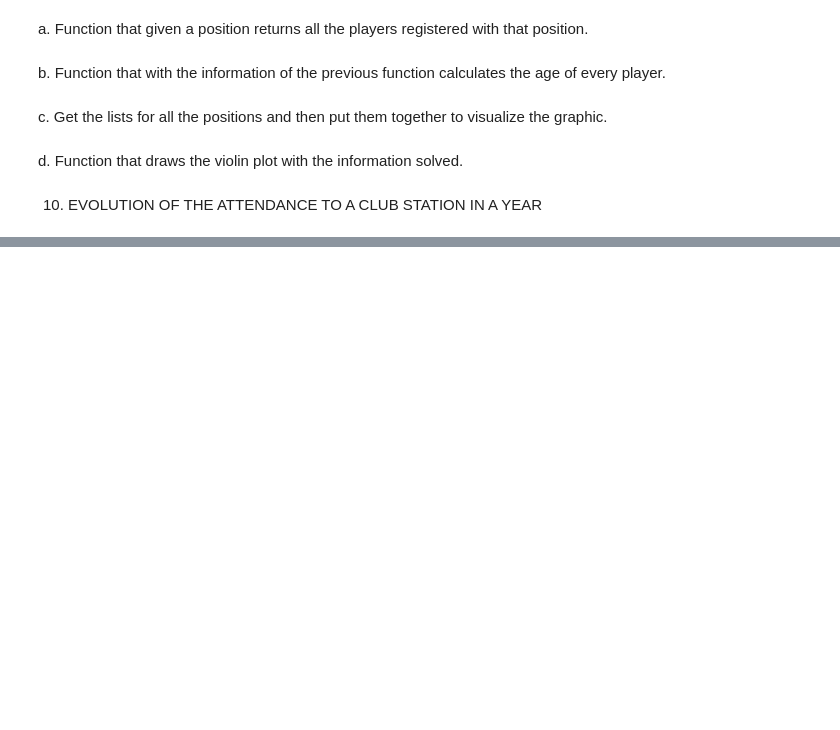
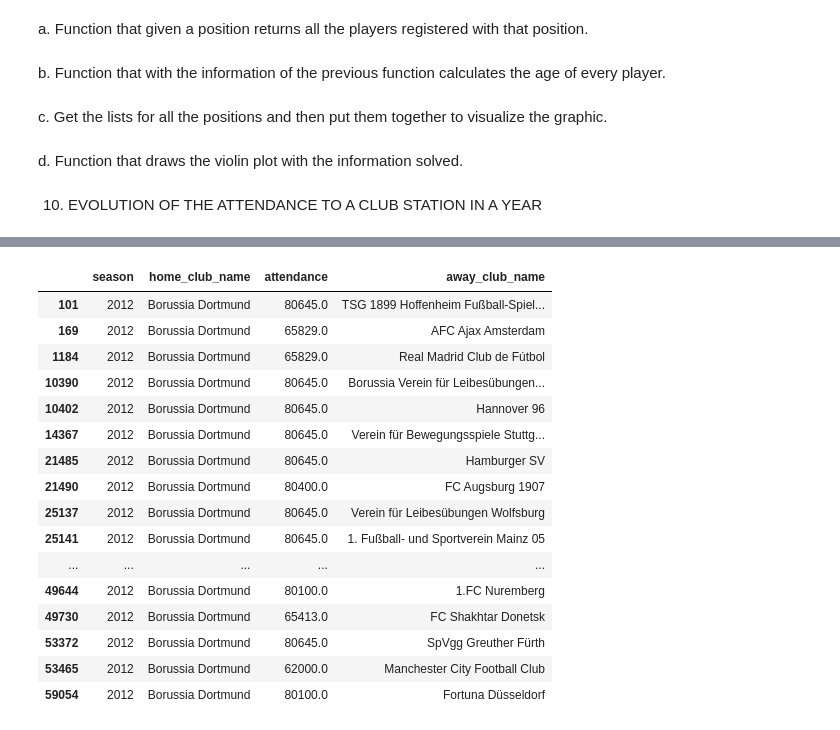
Before and after one commit to JavierBlancoGonzalez/Erasmus-IUM-6--Data_Analytics, a Jupyter notebook: solution/Data_Analytic.ipynb, the cells around one changed output, grey strips where cells are left out. Saved outputs shown, nothing was run; the diff lists cells and outputs as text; code cells hidden in the pictures; blank space fills up the shorter version.

```diff
--- a/solution/Data_Analytic.ipynb
+++ b/solution/Data_Analytic.ipynb
@@ -983,0 +957,21 @@ GraphAttendance(data, season, team_name)
+# %%
+games_df2 = games_df1[(games_df1['season'] == 2012) & (games_df1['home_club_name'] == 'Borussia Dortmund')]
+games_df2
+# %% [output]
+|  | season | home_club_name | attendance | away_club_name |
+| 101 | 2012 | Borussia Dortmund | 80645.0 | TSG 1899 Hoffenheim Fußball-Spiel... |
+| 169 | 2012 | Borussia Dortmund | 65829.0 | AFC Ajax Amsterdam |
+| 1184 | 2012 | Borussia Dortmund | 65829.0 | Real Madrid Club de Fútbol |
+| 10390 | 2012 | Borussia Dortmund | 80645.0 | Borussia Verein für Leibesübungen... |
+| 10402 | 2012 | Borussia Dortmund | 80645.0 | Hannover 96 |
+| 14367 | 2012 | Borussia Dortmund | 80645.0 | Verein für Bewegungsspiele Stuttg... |
+| 21485 | 2012 | Borussia Dortmund | 80645.0 | Hamburger SV |
+| 21490 | 2012 | Borussia Dortmund | 80400.0 | FC Augsburg 1907 |
+| 25137 | 2012 | Borussia Dortmund | 80645.0 | Verein für Leibesübungen Wolfsburg |
+| 25141 | 2012 | Borussia Dortmund | 80645.0 | 1. Fußball- und Sportverein Mainz 05 |
+| ... | ... | ... | ... | ... |
+| 49644 | 2012 | Borussia Dortmund | 80100.0 | 1.FC Nuremberg |
+| 49730 | 2012 | Borussia Dortmund | 65413.0 | FC Shakhtar Donetsk |
+| 53372 | 2012 | Borussia Dortmund | 80645.0 | SpVgg Greuther Fürth |
+| 53465 | 2012 | Borussia Dortmund | 62000.0 | Manchester City Football Club |
+| 59054 | 2012 | Borussia Dortmund | 80100.0 | Fortuna Düsseldorf |
```
Also changed, not shown: parts of 35 cells of this notebook.
